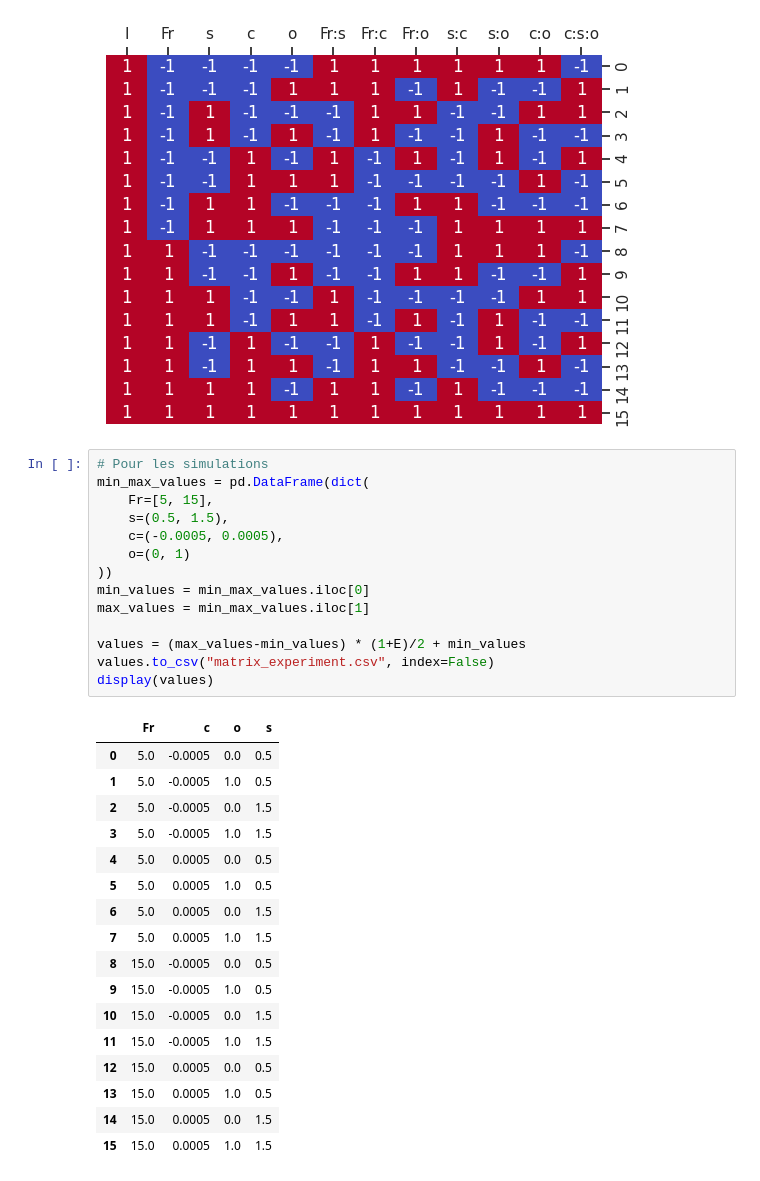
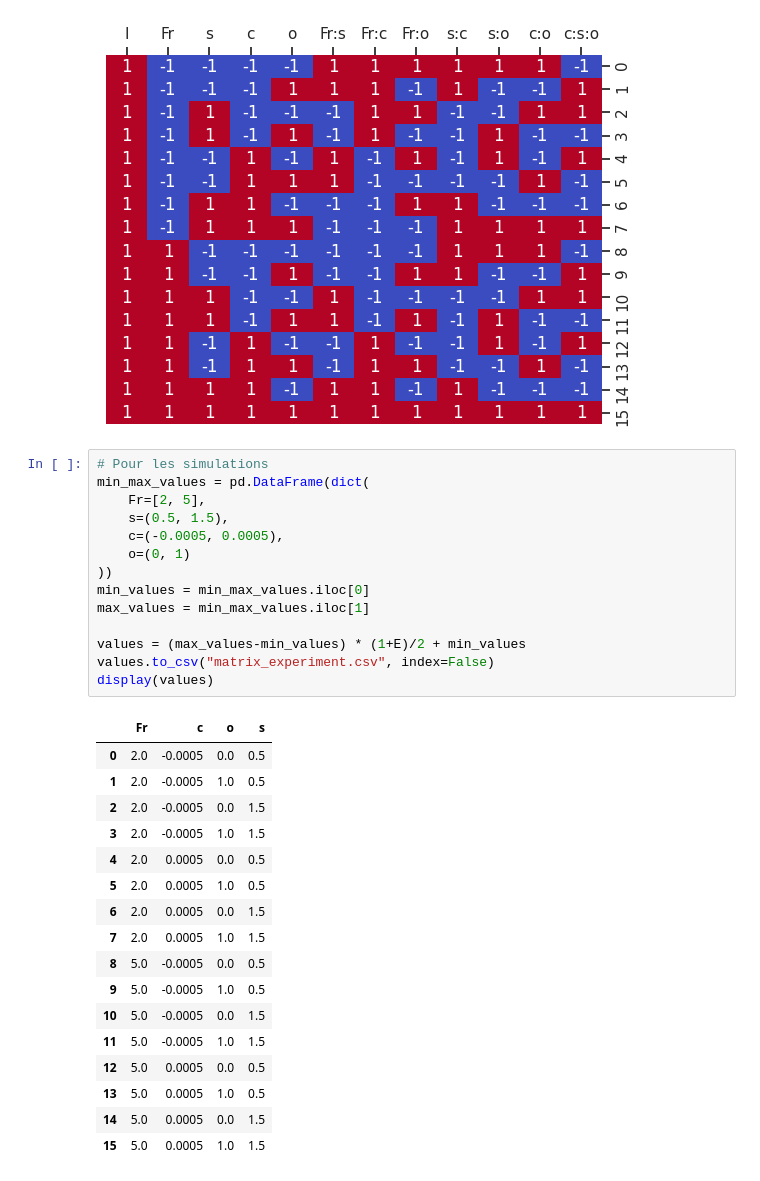
Before and after one commit to giboul/DoE_project, a Jupyter notebook: doe-project.ipynb, the cells around one changed output. Drawn from its saved outputs; the diff is of its cells as text.

```diff
--- a/doe-project.ipynb
+++ b/doe-project.ipynb
@@ -36,35 +36,35 @@ M.to_csv("matrix_model.csv", index=False)
 # %%
 # Pour les simulations
 min_max_values = pd.DataFrame(dict(
-    Fr=[5, 15],
+    Fr=[2, 5],
     s=(0.5, 1.5),
     c=(-0.0005, 0.0005),
     o=(0, 1)
 ))
 min_values = min_max_values.iloc[0]
 max_values = min_max_values.iloc[1]
 
 values = (max_values-min_values) * (1+E)/2 + min_values
 values.to_csv("matrix_experiment.csv", index=False)
 display(values)
 # %% [output]
 |  | Fr | c | o | s |
-| 0 | 5.0 | -0.0005 | 0.0 | 0.5 |
-| 1 | 5.0 | -0.0005 | 1.0 | 0.5 |
-| 2 | 5.0 | -0.0005 | 0.0 | 1.5 |
-| 3 | 5.0 | -0.0005 | 1.0 | 1.5 |
-| 4 | 5.0 | 0.0005 | 0.0 | 0.5 |
-| 5 | 5.0 | 0.0005 | 1.0 | 0.5 |
-| 6 | 5.0 | 0.0005 | 0.0 | 1.5 |
-| 7 | 5.0 | 0.0005 | 1.0 | 1.5 |
-| 8 | 15.0 | -0.0005 | 0.0 | 0.5 |
-| 9 | 15.0 | -0.0005 | 1.0 | 0.5 |
-| 10 | 15.0 | -0.0005 | 0.0 | 1.5 |
-| 11 | 15.0 | -0.0005 | 1.0 | 1.5 |
-| 12 | 15.0 | 0.0005 | 0.0 | 0.5 |
-| 13 | 15.0 | 0.0005 | 1.0 | 0.5 |
-| 14 | 15.0 | 0.0005 | 0.0 | 1.5 |
-| 15 | 15.0 | 0.0005 | 1.0 | 1.5 |
+| 0 | 2.0 | -0.0005 | 0.0 | 0.5 |
+| 1 | 2.0 | -0.0005 | 1.0 | 0.5 |
+| 2 | 2.0 | -0.0005 | 0.0 | 1.5 |
+| 3 | 2.0 | -0.0005 | 1.0 | 1.5 |
+| 4 | 2.0 | 0.0005 | 0.0 | 0.5 |
+| 5 | 2.0 | 0.0005 | 1.0 | 0.5 |
+| 6 | 2.0 | 0.0005 | 0.0 | 1.5 |
+| 7 | 2.0 | 0.0005 | 1.0 | 1.5 |
+| 8 | 5.0 | -0.0005 | 0.0 | 0.5 |
+| 9 | 5.0 | -0.0005 | 1.0 | 0.5 |
+| 10 | 5.0 | -0.0005 | 0.0 | 1.5 |
+| 11 | 5.0 | -0.0005 | 1.0 | 1.5 |
+| 12 | 5.0 | 0.0005 | 0.0 | 0.5 |
+| 13 | 5.0 | 0.0005 | 1.0 | 0.5 |
+| 14 | 5.0 | 0.0005 | 0.0 | 1.5 |
+| 15 | 5.0 | 0.0005 | 1.0 | 1.5 |
 # %%
 config = dict(
     xmin=-50,
```
Also changed, not shown: parts of 3 cells of this notebook, 7 other files.
